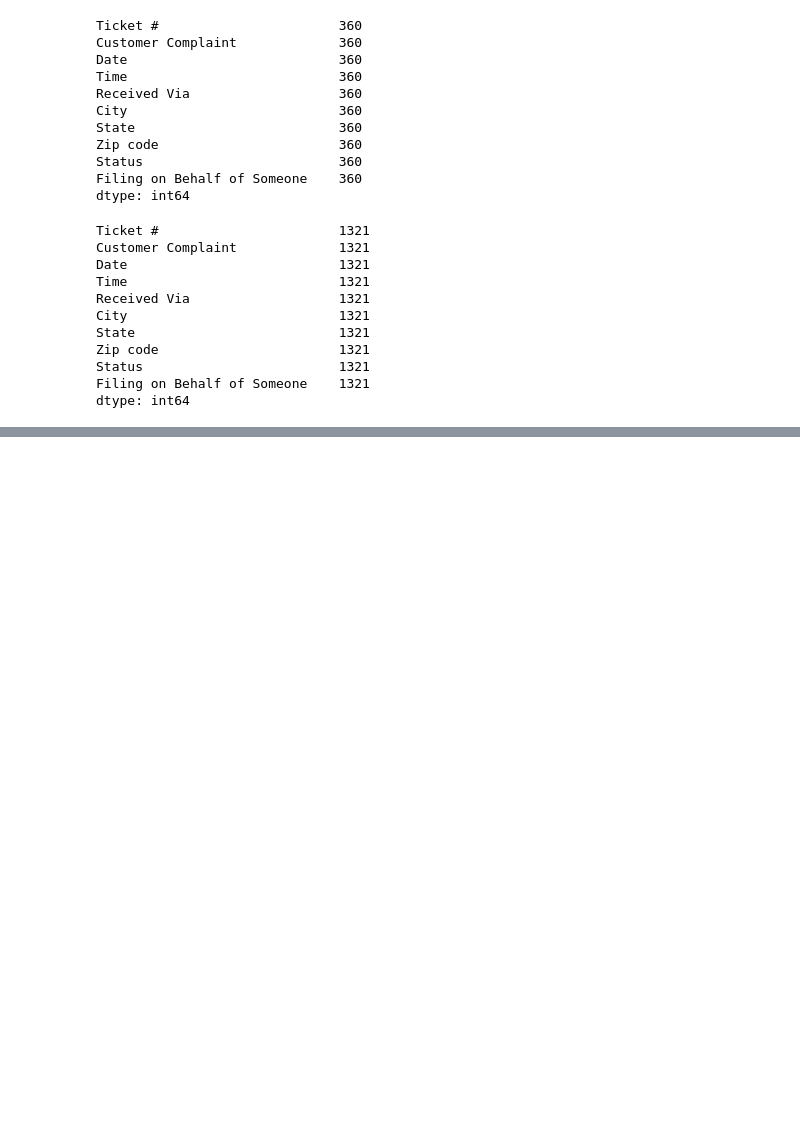
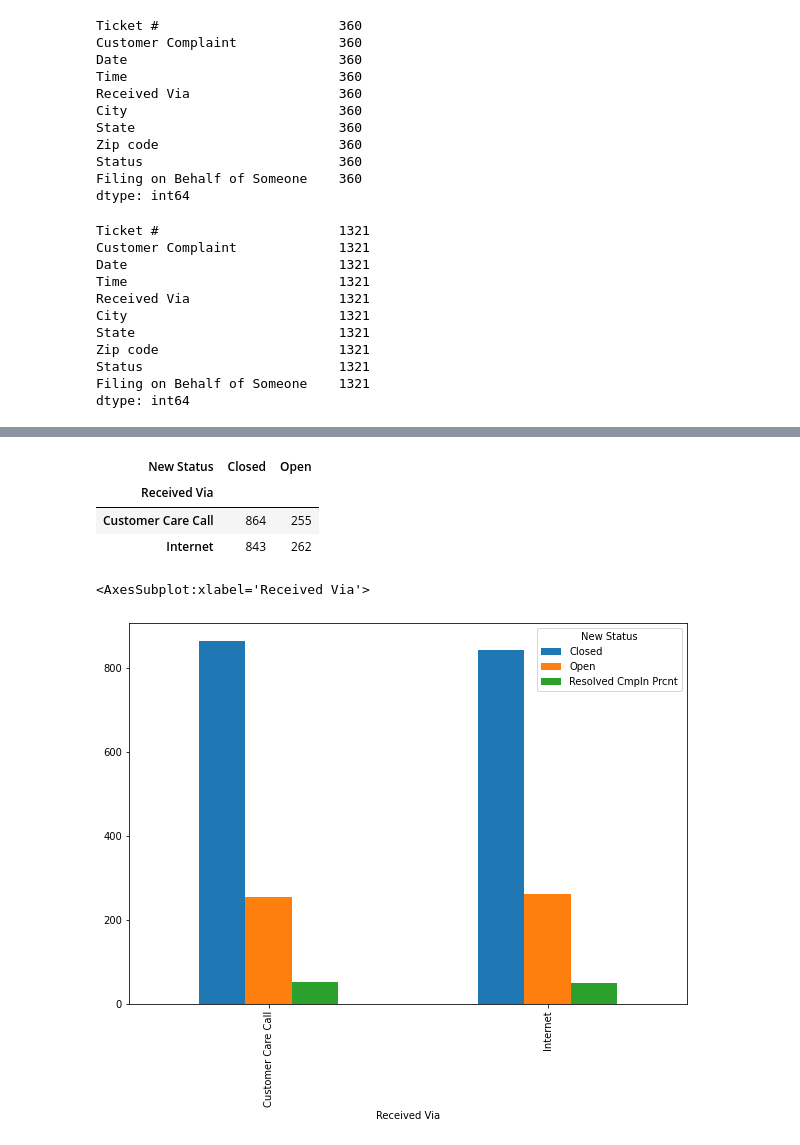
Before and after one commit to sarabjeet050/Data-Science-Project, a Jupyter notebook: Comcast_Telecom_Consumer_Complaints_Data_Analysis.ipynb, the cells around one changed output, grey strips where cells are left out. Cells and saved outputs as stored; diff of their text form; code cells hidden in the pictures; blank space fills up the shorter version.

```diff
--- a/Comcast_Telecom_Consumer_Complaints_Data_Analysis.ipynb
+++ b/Comcast_Telecom_Consumer_Complaints_Data_Analysis.ipynb
@@ -239,0 +348,16 @@ dtype: int64
+# %%
+resolved_data = df.groupby(['Received Via','New Status']).size().unstack().fillna(0)
+# %%
+resolved_data.head()
+# %% [output]
+| New Status | Closed | Open |
+| Received Via |  |  |
+| Customer Care Call | 864 | 255 |
+| Internet | 843 | 262 |
+# %%
+resolved_data['Resolved Cmpln Prcnt'] = resolved_data['Closed']/resolved_data['Closed'].sum()*100
+# %%
+resolved_data.plot(kind='bar',figsize=(10,7))
+# %% [output]
+<AxesSubplot:xlabel='Received Via'>
+[figure, added]
```
Also changed, not shown: parts of 19 cells of this notebook.
